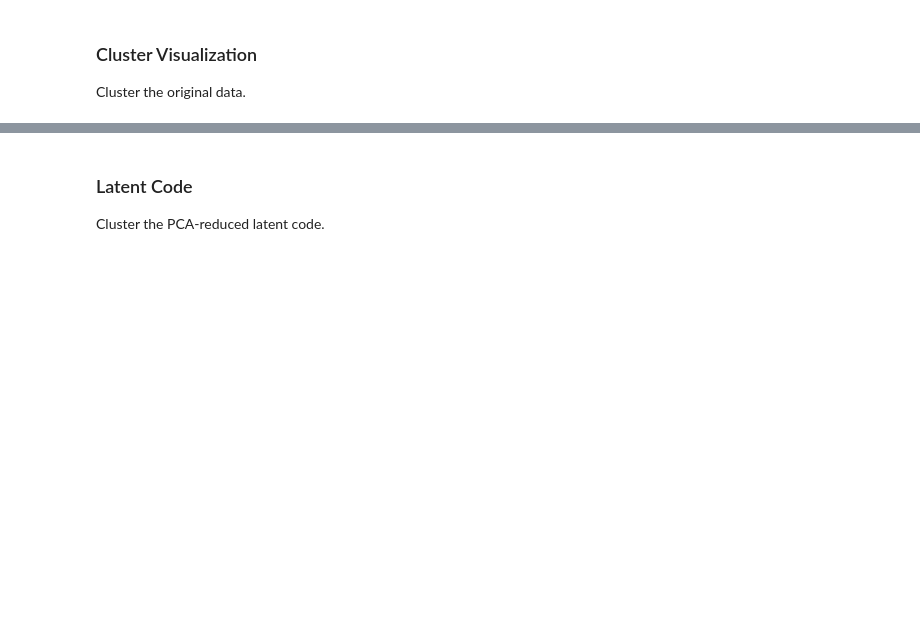
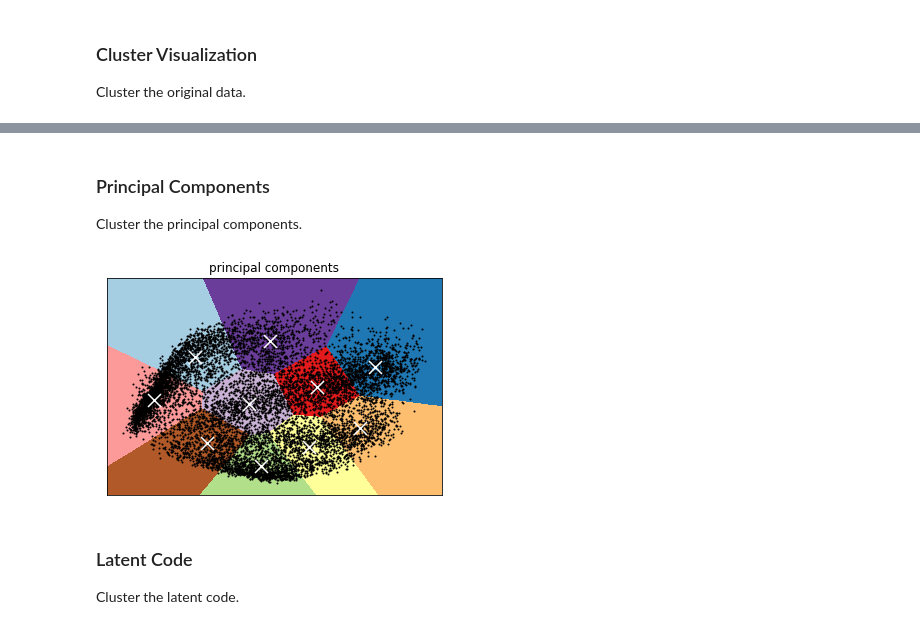
Before and after one commit to AFAgarap/pt-clustering-ae, a Jupyter notebook: notebooks/fashionmnist_vae_clustering.ipynb, the cells around one changed output, grey strips where cells are left out. Drawn from its saved outputs; the diff is of its cells as text; code cells hidden in the pictures; blank space fills up the shorter version.

```diff
--- a/notebooks/fashionmnist_vae_clustering.ipynb
+++ b/notebooks/fashionmnist_vae_clustering.ipynb
@@ -421,7 +448,47 @@ plt.show()
+# %% [markdown]
+### Principal Components
+
+Cluster the principal components.
+# %%
+reduced_reduced_test_features = PCA(n_components=2).fit_transform(reduced_test_features)
+kmeans = KMeans(init='k-means++', n_clusters=10, n_init=10)
+kmeans.fit(reduced_reduced_test_features)
+
+h = .02
+
+x_min, x_max = reduced_reduced_test_features[:, 0].min() - 1, reduced_reduced_test_features[:, 0].max() + 1
+y_min, y_max = reduced_reduced_test_features[:, 1].min() - 1, reduced_reduced_test_features[:, 1].max() + 1
+xx, yy = np.meshgrid(np.arange(x_min, x_max, h), np.arange(y_min, y_max, h))
+
+Z = kmeans.predict(np.c_[xx.ravel(), yy.ravel()])
+
+Z = Z.reshape(xx.shape)
+plt.figure(1)
+plt.clf()
+plt.imshow(Z, interpolation='nearest',
+           extent=(xx.min(), xx.max(), yy.min(), yy.max()),
+           cmap=plt.cm.Paired,
+           aspect='auto', origin='lower')
+
+plt.plot(reduced_reduced_test_features[:, 0], reduced_reduced_test_features[:, 1], 'k.', markersize=2)
+
+centroids = kmeans.cluster_centers_
+plt.scatter(centroids[:, 0], centroids[:, 1],
+            marker='x', s=169, linewidths=3,
+            color='w', zorder=10)
+plt.title('principal components')
+plt.xlim(x_min, x_max)
+plt.ylim(y_min, y_max)
+plt.xticks(())
+plt.yticks(())
+plt.savefig('principal_components.png', dpi=150)
+plt.show()
+# %% [output]
+[figure, added]
 # %% [markdown]
 ### Latent Code
 
-Cluster the PCA-reduced latent code.
+Cluster the latent code.
 # %%
 reduced_z = PCA(n_components=2).fit_transform(z)
 kmeans = KMeans(init='k-means++', n_clusters=10, n_init=10)
```
Also changed, not shown: parts of 24 cells of this notebook.
